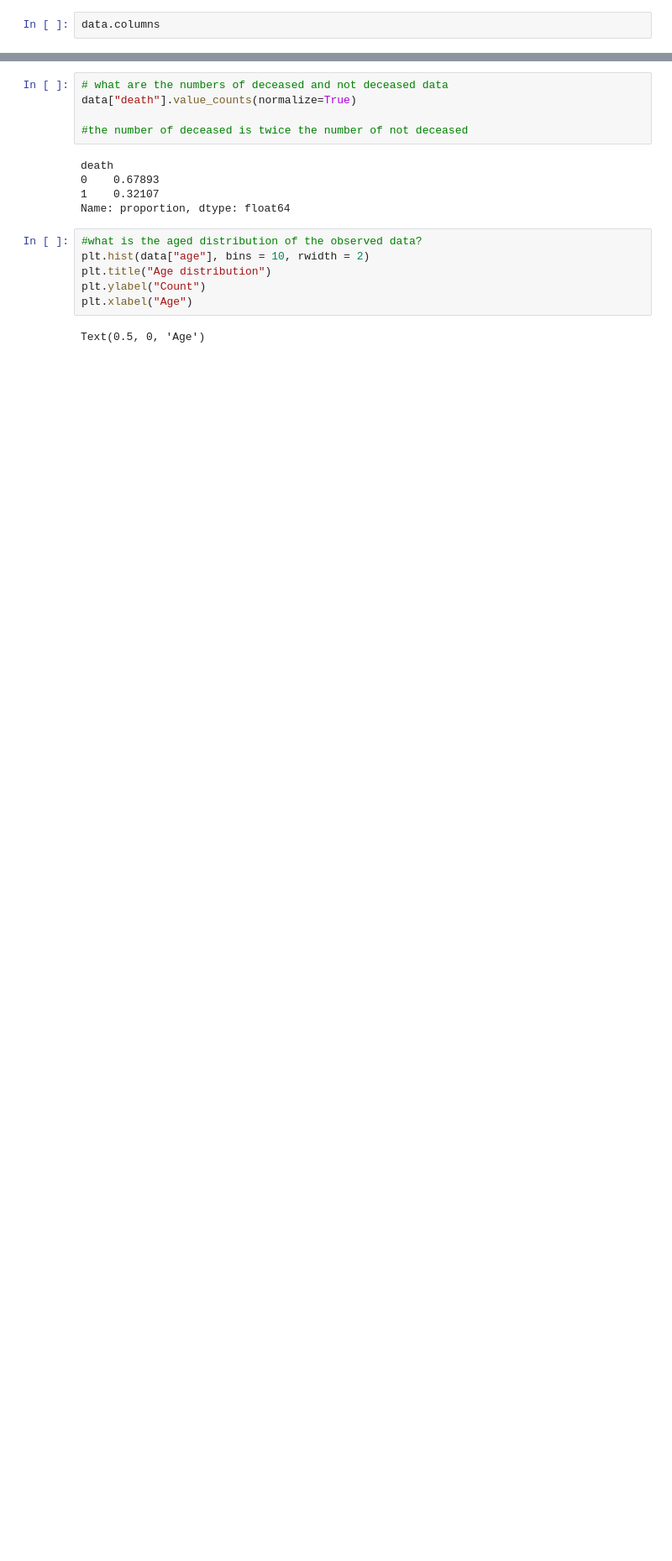
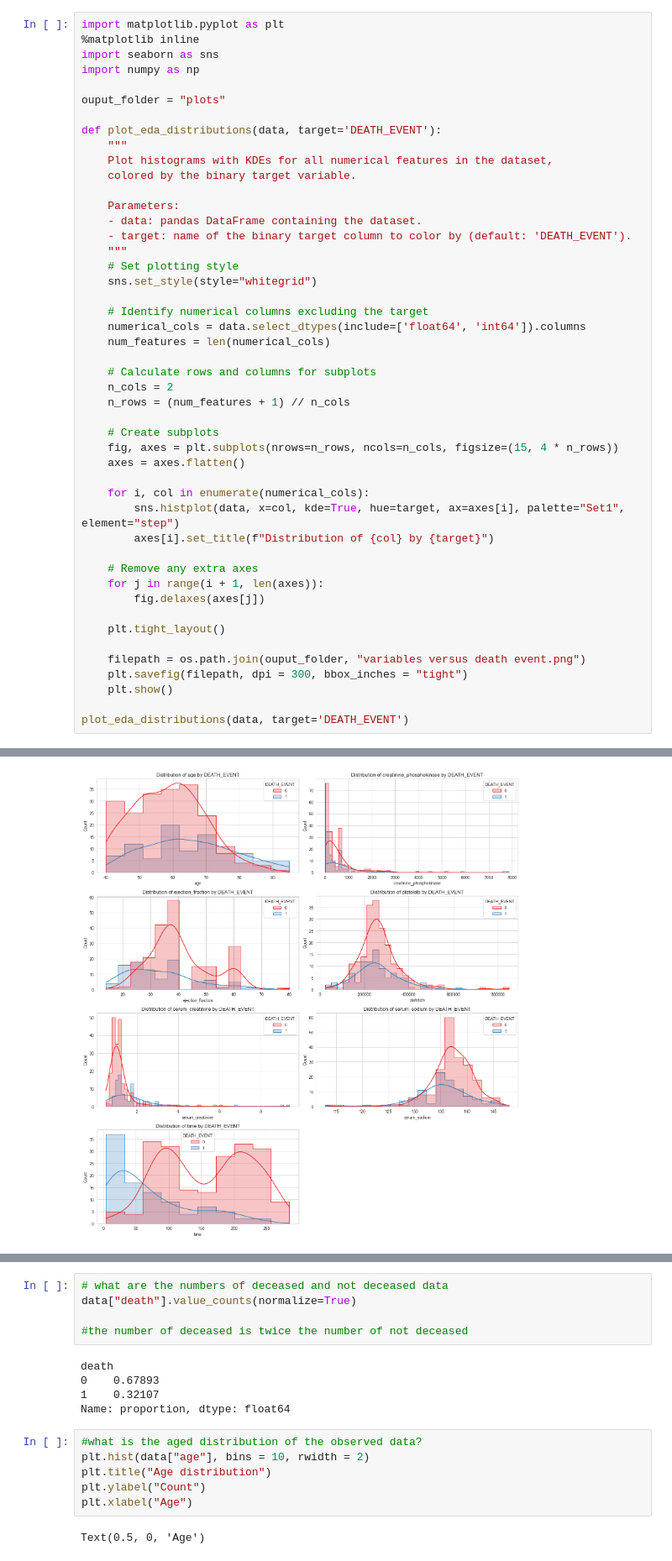
Before and after one commit to CZhakshylykova/Heart-Attack-Risk, a Jupyter notebook: Heart_attack.ipynb, the cells around one changed output, grey strips where cells are left out. Shown: that part at 84% size. Drawn from its saved outputs; the diff is of its cells as text; blank space fills up the shorter version.

```diff
--- a/Heart_attack.ipynb
+++ b/Heart_attack.ipynb
@@ -138,3 +185,48 @@ Name: count, dtype: int64
 # %%
-data.columns
+import matplotlib.pyplot as plt
+%matplotlib inline
+import seaborn as sns
+import numpy as np
+
+ouput_folder = "plots"
+
+def plot_eda_distributions(data, target='DEATH_EVENT'):
+    """
+    Plot histograms with KDEs for all numerical features in the dataset,
+    colored by the binary target variable.
+
+    Parameters:
+    - data: pandas DataFrame containing the dataset.
+    - target: name of the binary target column to color by (default: 'DEATH_EVENT').
+    """
+    # Set plotting style
+    sns.set_style(style="whitegrid")
+
+    # Identify numerical columns excluding the target
+    numerical_cols = data.select_dtypes(include=['float64', 'int64']).columns
+    num_features = len(numerical_cols)
+
+    # Calculate rows and columns for subplots
+    n_cols = 2
+    n_rows = (num_features + 1) // n_cols
+
+    # Create subplots
+    fig, axes = plt.subplots(nrows=n_rows, ncols=n_cols, figsize=(15, 4 * n_rows))
+    axes = axes.flatten()
+
+    for i, col in enumerate(numerical_cols):
+        sns.histplot(data, x=col, kde=True, hue=target, ax=axes[i], palette="Set1", element="step")
+        axes[i].set_title(f"Distribution of {col} by {target}")
+
+    # Remove any extra axes
+    for j in range(i + 1, len(axes)):
+        fig.delaxes(axes[j])
+
+    plt.tight_layout()
+
+    filepath = os.path.join(ouput_folder, "variables versus death event.png")
+    plt.savefig(filepath, dpi = 300, bbox_inches = "tight")
+    plt.show()
+
+plot_eda_distributions(data, target='DEATH_EVENT')
 # %% [output]
@@ -143,0 +233 @@ Index(['age', 'anaemia', 'CP', 'diabetes', 'EF', 'HBP', 'platelets', 'SC',
+[figure, added]
```
Also changed, not shown: parts of 23 cells of this notebook.
